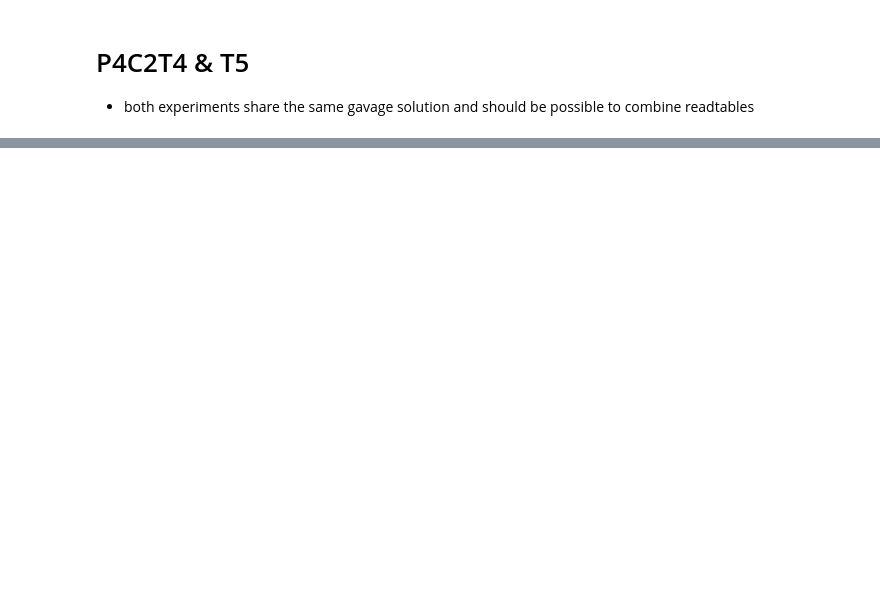
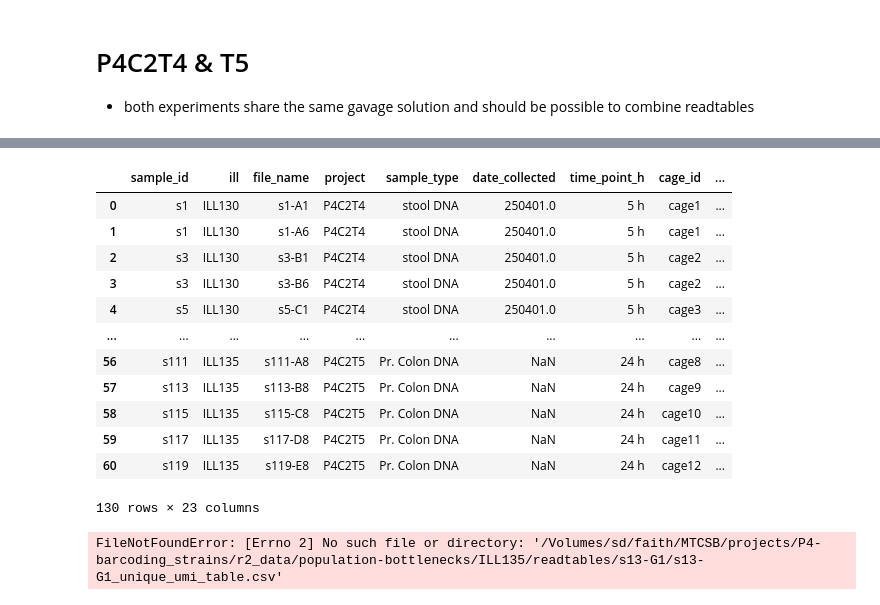
Before and after one commit to c-ruprecht/population_bottlenecks, a Jupyter notebook: input_files/metadata.ipynb, the cells around one changed output, grey strips where cells are left out. Cells and saved outputs as stored; diff of their text form; code cells hidden in the pictures; blank space fills up the shorter version.

Commit message:
rerun readtable creation without umi clustering

```diff
--- a/input_files/metadata.ipynb
+++ b/input_files/metadata.ipynb
@@ -126,0 +193,53 @@ ruprec02@minerva.hpc.mssm.edu:/sc/arion/work/ruprec02/population-bottlenecks/exp
+# %%
+# generate readtables for getFP
+basepath = '/Volumes/sd/faith/MTCSB/projects/P4-barcoding_strains/r2_data/population-bottlenecks'
+exportpath = '/Volumes/sd/faith/MTCSB/projects/P4-barcoding_strains/r2_data/population-bottlenecks/fp_inputs/P4C1T4T5'
+li_strains = ['ST1', 'ST2', 'ST4', 'ST5', 'ST6']
+
+#get gavage reads dataframe
+#drop files without sequencing data
+df_merge.dropna(subset=['file_name'], inplace = True)
+df_gavage = df_merge[df_merge['sample_type'] == 'Gavage DNA'].copy()
+df_reads_gavage = pd.DataFrame()
+for idx, row in df_gavage.iterrows():
+    df = pd.read_csv(basepath + '/' + row['ill'] + '/readtables/' + row['file_name'] + "/" + row['file_name'] + '_unique_umi_table.csv')
+    df['sample'] = row['project']+'_'+row['file_name']+'_'+row['sample_type']
+    df_reads_gavage = pd.concat([df_reads_gavage,df])
+
+#get sample reads dataframe
+#get all samples into dataframe
+df_samples = df_merge[df_merge['sample_type'] != 'Gavage DNA'].copy()
+display(df_samples)
+#print(df_samples)
+df_sample_reads = pd.DataFrame()
+for idx, row in df_samples.iterrows():
+    df = pd.read_csv(basepath + '/' + row['ill'] + '/readtables/' + row['file_name'] + "/" + row['file_name'] + '_unique_umi_table.csv')
+    df['sample'] = row['project']+'_'+row['file_name']+'_'+row['sample_type']
+    df_sample_reads = pd.concat([df_sample_reads,df])
+
+#pivot all dataframes
+df_sample_pivot = df_sample_reads.pivot(index = ['strain', 'umi_seq'], columns = 'sample', values = 'counts').fillna(0)
+df_gavage_pivot = df_reads_gavage.pivot(index = ['strain', 'umi_seq'], columns = 'sample', values = 'counts').fillna(0)
+
+df_readstable = pd.concat([df_gavage_pivot, df_sample_pivot], axis = 1).fillna(0)
+
+df_readstable.columns = df_readstable.columns.str.replace(' ', '-')
+df_readstable.reset_index(inplace = True)
+
+for strain in li_strains:
+    df_readstable.loc[df_readstable['strain'] == strain].drop('strain', axis = 1).to_csv(exportpath + '/' + strain + '_readstable.csv', index = False)
+# %% [output]
+|  | sample_id | ill | file_name | project | sample_type | date_collected | time_point_h | cage_id | ... |
+| 0 | s1 | ILL130 | s1-A1 | P4C2T4 | stool DNA | 250401.0 | 5 h | cage1 | ... |
+| 1 | s1 | ILL130 | s1-A6 | P4C2T4 | stool DNA | 250401.0 | 5 h | cage1 | ... |
+| 2 | s3 | ILL130 | s3-B1 | P4C2T4 | stool DNA | 250401.0 | 5 h | cage2 | ... |
+| 3 | s3 | ILL130 | s3-B6 | P4C2T4 | stool DNA | 250401.0 | 5 h | cage2 | ... |
+| 4 | s5 | ILL130 | s5-C1 | P4C2T4 | stool DNA | 250401.0 | 5 h | cage3 | ... |
+| ... | ... | ... | ... | ... | ... | ... | ... | ... | ... |
+| 56 | s111 | ILL135 | s111-A8 | P4C2T5 | Pr. Colon DNA | NaN | 24 h | cage8 | ... |
+| 57 | s113 | ILL135 | s113-B8 | P4C2T5 | Pr. Colon DNA | NaN | 24 h | cage9 | ... |
+| 58 | s115 | ILL135 | s115-C8 | P4C2T5 | Pr. Colon DNA | NaN | 24 h | cage10 | ... |
+| 59 | s117 | ILL135 | s117-D8 | P4C2T5 | Pr. Colon DNA | NaN | 24 h | cage11 | ... |
+| 60 | s119 | ILL135 | s119-E8 | P4C2T5 | Pr. Colon DNA | NaN | 24 h | cage12 | ... |
+130 rows × 23 columns
+FileNotFoundError: [Errno 2] No such file or directory: '/Volumes/sd/faith/MTCSB/projects/P4-barcoding_strains/r2_data/population-bottlenecks/ILL135/readtables/s13-G1/s13-G1_unique_umi_table.csv'
```
Also changed, not shown: parts of 3 cells of this notebook, 6 other files.
